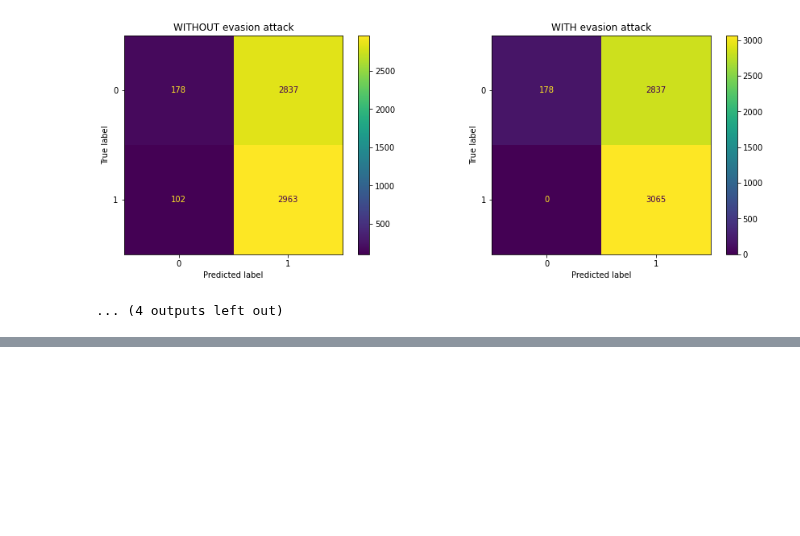
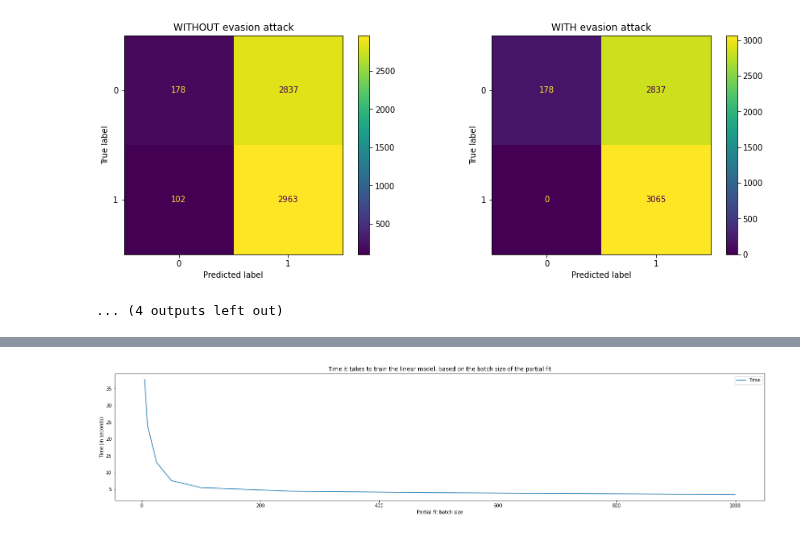
Before and after one commit to kponichtera/cs4035-cda, a Jupyter notebook: lab4/Lab4.ipynb, the cells around one changed output, grey strips where cells are left out. Drawn from its saved outputs; the diff is of its cells as text; code cells hidden in the pictures; blank space fills up the shorter version.

```diff
--- a/lab4/Lab4.ipynb
+++ b/lab4/Lab4.ipynb
@@ -402,0 +477,3 @@ plt.show()
+# %%
+df_time = pd.DataFrame({'Time': partial_fit_time}, index=batch_sizes)
+df_time
@@ -402,0 +490,11 @@ plt.show()
+# %%
+_, ax = plt.subplots(1, 1, figsize=(25, 5))
+df_time.plot(
+    ax=ax,
+    title='Time it takes to train the linear model, based on the batch size of the partial fit',
+    xlabel='Partial fit batch size',
+    ylabel='Time (in seconds)',
+)
+plt.show()
+# %% [output]
+[figure, added]
```
Also changed, not shown: parts of 21 cells of this notebook.
